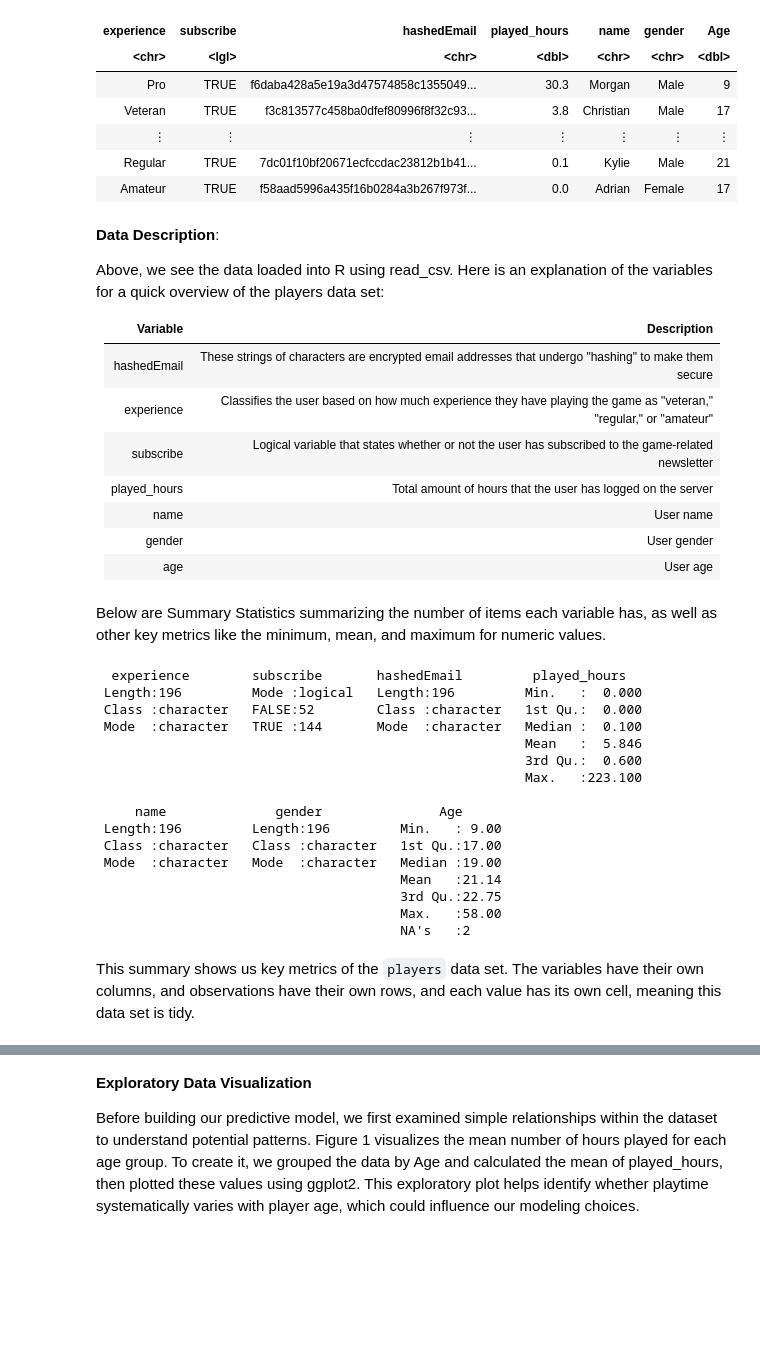
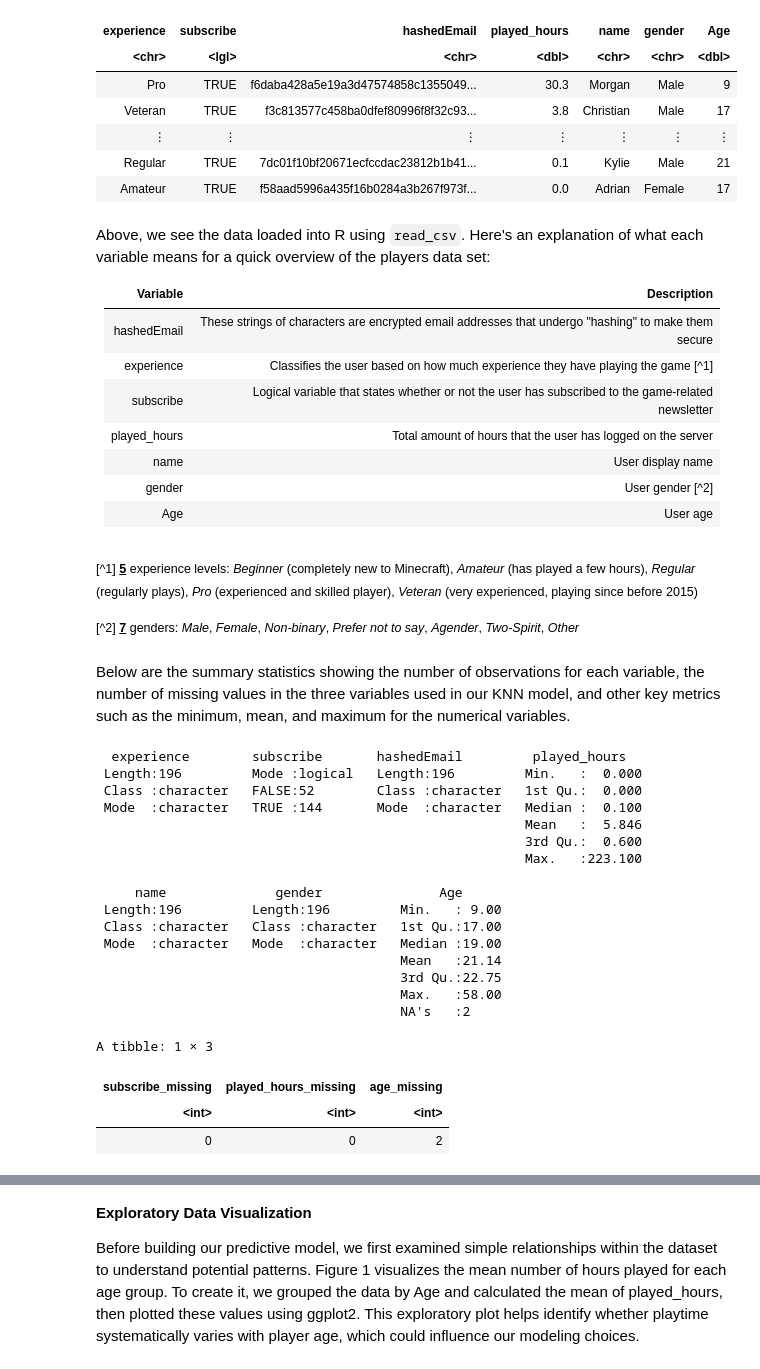
Before and after one commit to Aylin-Ab/dsci100-2025w1-group27, a Jupyter notebook: Group27-Project.ipynb, the cells around one changed output, grey strips where cells are left out. Saved outputs shown, nothing was run; the diff lists cells and outputs as text; code cells hidden in the pictures; blank space fills up the shorter version.

```diff
--- a/Group27-Project.ipynb
+++ b/Group27-Project.ipynb
@@ -66,41 +67,54 @@ A tibble: 6 × 7
 | Regular | TRUE | 7dc01f10bf20671ecfccdac23812b1b41... | 0.1 | Kylie | Male | 21 |
 | Amateur | TRUE | f58aad5996a435f16b0284a3b267f973f... | 0.0 | Adrian | Female | 17 |
 # %% [markdown]
-**Data Description**:
-
-Above, we see the data loaded into R using read_csv. Here is an explanation of the variables for a quick overview of the players data set:
+Above, we see the data loaded into R using `read_csv`. Here's an explanation of what each variable means for a quick overview of the players data set:
 
 | Variable            | Description                                                                                                                                                        |
 | ------------------- | ------------------------------------------------------------------------------------------------------------------------------------------------------------------ |
 | hashedEmail         | These strings of characters are encrypted email addresses that undergo "hashing" to make them secure
-| experience          | Classifies the user based on how much experience they have playing the game as "veteran," "regular," or "amateur"                                                  |
-| subscribe           | Logical variable that states whether or not the user has subscribed to the game-related newsletter                                                                 |
-| played_hours        | Total amount of hours that the user has logged on the server                                                                                                       |
-| name                | User name                                                                                                                                                          |
-| gender              | User gender                                                                                                                                                        |
-| age                 | User age                                                                                                                                                           |
+| experience          | Classifies the user based on how much experience they have playing the game [^1] |
+| subscribe           | Logical variable that states whether or not the user has subscribed to the game-related newsletter|
+| played_hours        | Total amount of hours that the user has logged on the server|
+| name                | User display name                                                                                                                                                           |
+| gender              | User gender [^2]    |
+| Age                 | User age         |
+
+<br>
+
+<small>[^1] <u>**5**</u> experience levels:
+*Beginner* (completely new to Minecraft), *Amateur* (has played a few hours), *Regular* (regularly plays), *Pro* (experienced and skilled player), *Veteran* (very experienced, playing since before 2015)</small>
+
+<small>[^2] <u>**7**</u> genders:
+*Male*, *Female*, *Non-binary*, *Prefer not to say*, *Agender*, *Two-Spirit*, *Other*</small>
 # %% [markdown]
-Below are Summary Statistics summarizing the number of items each variable has, as well as other key metrics like the minimum, mean, and maximum for numeric values.
+Below are the summary statistics showing the number of observations for each variable, the number of missing values in the three variables used in our KNN model, and other key metrics such as the minimum, mean, and maximum for the numerical variables.
 # %%
-players |> summary(across(round(hashed_Email: Age), 3))
+summary(players)
+
+
+# count the number of missing values in the variables used for the KNN model
+players |> summarise(subscribe_missing    = sum(is.na(subscribe)),
+                     played_hours_missing = sum(is.na(played_hours)),
+                     age_missing = sum(is.na(Age)))
 # %% [output]
   experience        subscribe       hashedEmail         played_hours
  Length:196         Mode :logical   Length:196         Min.   :  0.000
  Class :character   FALSE:52        Class :character   1st Qu.:  0.000
  Mode  :character   TRUE :144       Mode  :character   Median :  0.100
                                                        Mean   :  5.846
                                                        3rd Qu.:  0.600
                                                        Max.   :223.100
 
      name              gender               Age
  Length:196         Length:196         Min.   : 9.00
  Class :character   Class :character   1st Qu.:17.00
  Mode  :character   Mode  :character   Median :19.00
                                        Mean   :21.14
                                        3rd Qu.:22.75
                                        Max.   :58.00
                                        NA's   :2
+A tibble: 1 × 3
+| subscribe_missing | played_hours_missing | age_missing |
+| <int> | <int> | <int> |
+| 0 | 0 | 2 |
-# %% [markdown]
-This summary shows us key metrics of the `players` data set. The variables have their own columns, and observations have
-their own rows, and each value has its own cell, meaning this data set is tidy.
 # %% [markdown]
```
Also changed, not shown: parts of 7 cells of this notebook.
